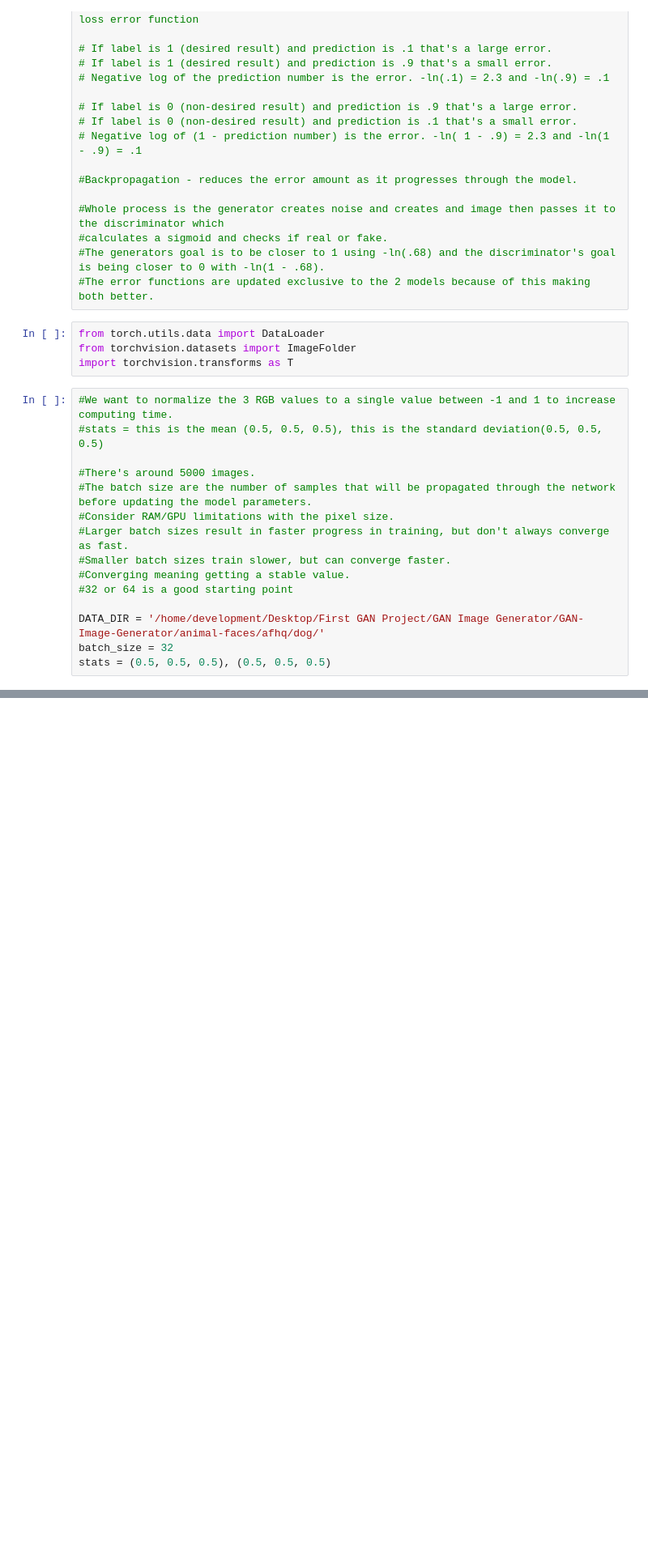
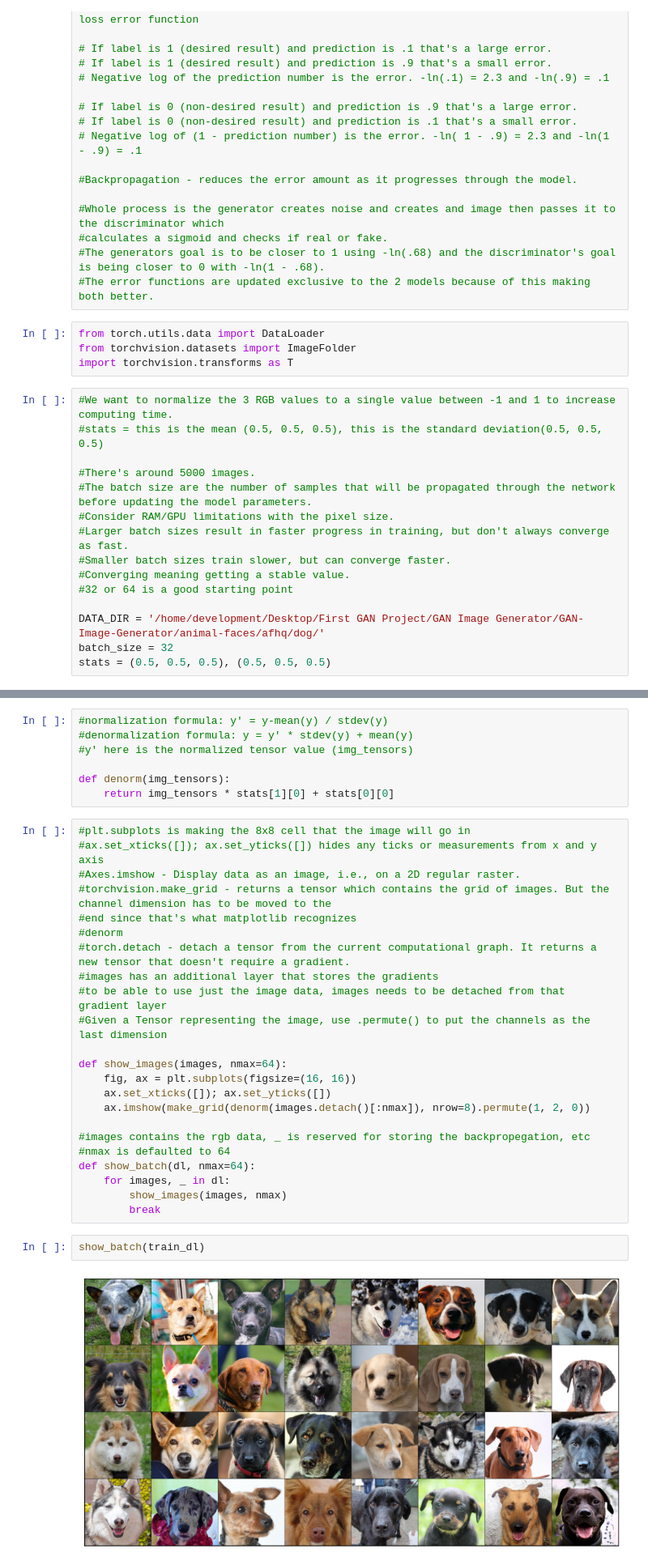
Before and after one commit to randyajackson/GAN-Image-Generator, a Jupyter notebook: first_gan_project.ipynb, the cells around one changed output, grey strips where cells are left out. Shown at 81% size. Drawn from its saved outputs; the diff is of its cells as text; blank space fills up the shorter version.

Commit message:
Display the images in a grid using pytorch and matplotlib

```diff
--- a/first_gan_project.ipynb
+++ b/first_gan_project.ipynb
@@ -72,0 +85,34 @@ train_dl = DataLoader(train_ds, batch_size, shuffle=True, num_workers=3, pin_mem
+# %%
+#normalization formula: y' = y-mean(y) / stdev(y)
+#denormalization formula: y = y' * stdev(y) + mean(y)
+#y' here is the normalized tensor value (img_tensors)
+
+def denorm(img_tensors):
+    return img_tensors * stats[1][0] + stats[0][0]
+# %%
+#plt.subplots is making the 8x8 cell that the image will go in
+#ax.set_xticks([]); ax.set_yticks([]) hides any ticks or measurements from x and y axis
+#Axes.imshow - Display data as an image, i.e., on a 2D regular raster.
+#torchvision.make_grid - returns a tensor which contains the grid of images. But the channel dimension has to be moved to the
+#end since that's what matplotlib recognizes
+#denorm
+#torch.detach - detach a tensor from the current computational graph. It returns a new tensor that doesn't require a gradient.
+#images has an additional layer that stores the gradients
+#to be able to use just the image data, images needs to be detached from that gradient layer
+#Given a Tensor representing the image, use .permute() to put the channels as the last dimension
+
+def show_images(images, nmax=64):
+    fig, ax = plt.subplots(figsize=(16, 16))
+    ax.set_xticks([]); ax.set_yticks([])
+    ax.imshow(make_grid(denorm(images.detach()[:nmax]), nrow=8).permute(1, 2, 0))
+
+#images contains the rgb data, _ is reserved for storing the backpropegation, etc
+#nmax is defaulted to 64
+def show_batch(dl, nmax=64):
+    for images, _ in dl:
+        show_images(images, nmax)
+        break
+# %%
+show_batch(train_dl)
+# %% [output]
+[figure, added]
```
Also changed, not shown: parts of 2 cells of this notebook.
